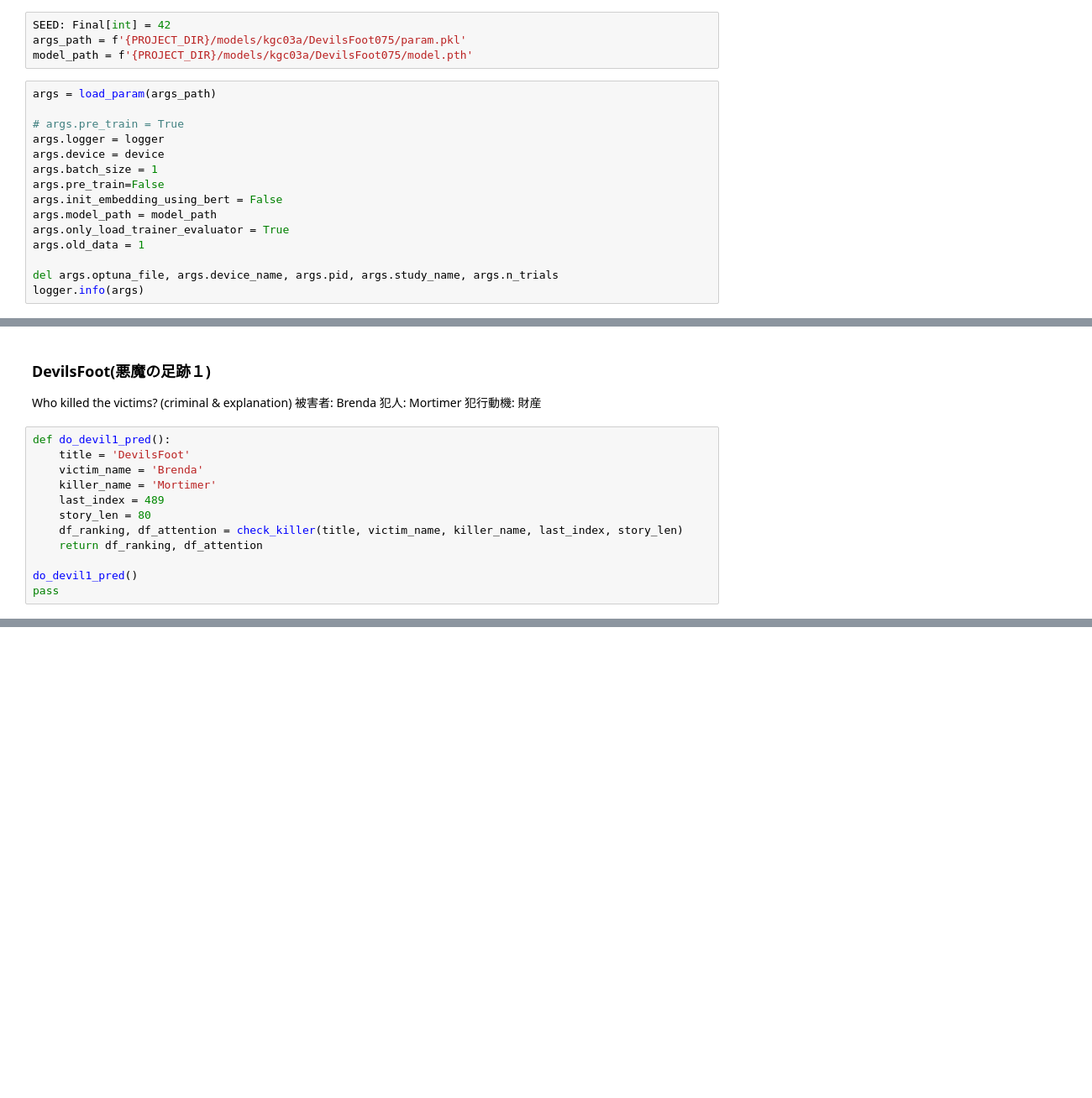
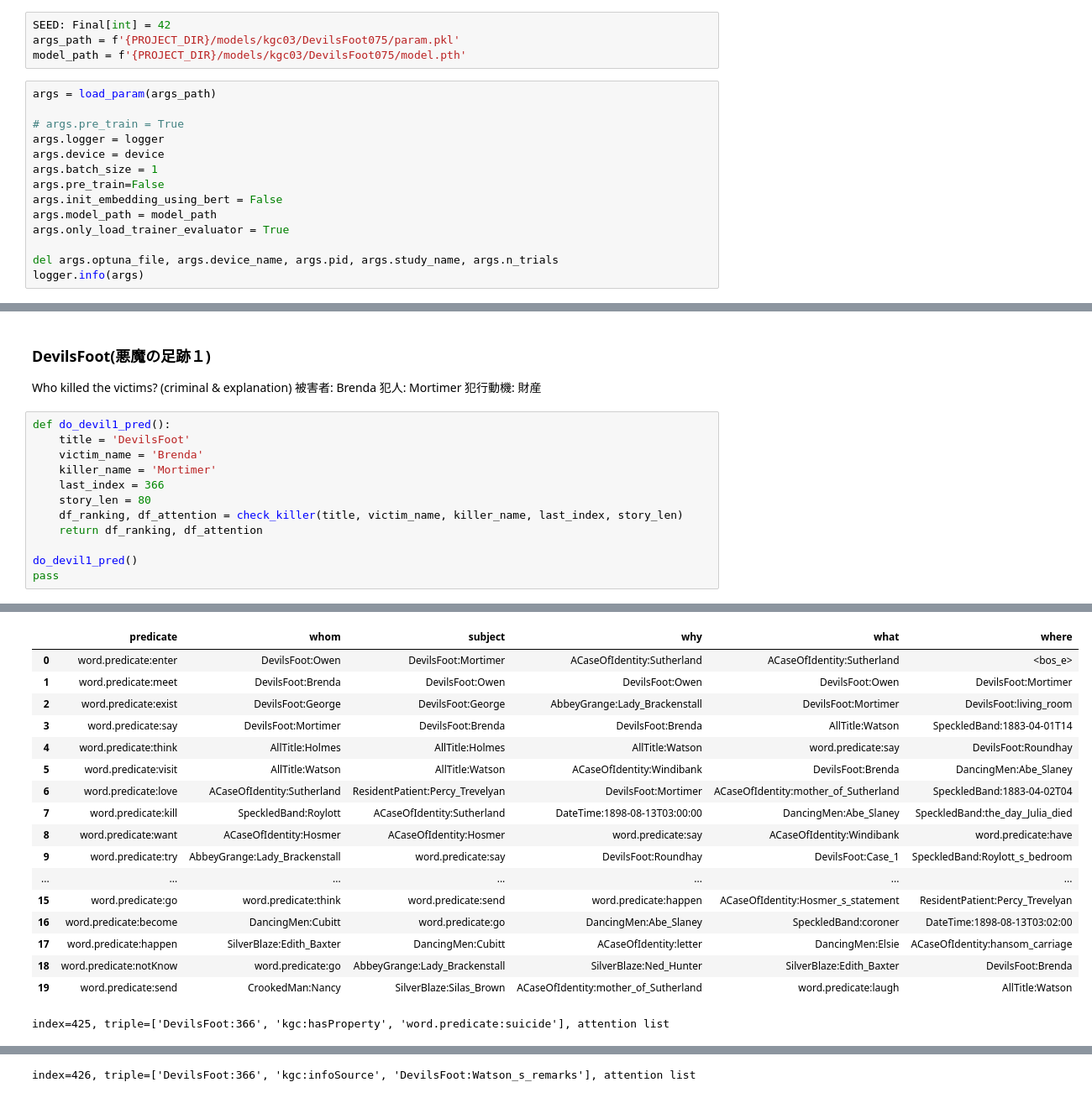
Before and after one commit to RyoyaKaneda-Student/knowledge_graph, a Jupyter notebook: notebooks/kgc03new/DevilsFoot075.ipynb, the cells around one changed output, grey strips where cells are left out. Shown at 84% size. Cells and saved outputs as stored; diff of their text form; blank space fills up the shorter version.

```diff
--- a/notebooks/kgc03new/DevilsFoot075.ipynb
+++ b/notebooks/kgc03new/DevilsFoot075.ipynb
@@ -49,8 +49,8 @@ from utils.torch_ignite import TRAINER, EVALUATOR
 from const.const_values import DATASETS, DATA_HELPER, DATA_LOADERS, TRAIN_RETURNS
 # %%
 SEED: Final[int] = 42
-args_path = f'{PROJECT_DIR}/models/kgc03a/DevilsFoot075/param.pkl'
-model_path = f'{PROJECT_DIR}/models/kgc03a/DevilsFoot075/model.pth'
+args_path = f'{PROJECT_DIR}/models/kgc03/DevilsFoot075/param.pkl'
+model_path = f'{PROJECT_DIR}/models/kgc03/DevilsFoot075/model.pth'
 # %%
 args = load_param(args_path)
 
@@ -62,7 +62,6 @@ args.pre_train=False
 args.init_embedding_using_bert = False
 args.model_path = model_path
 args.only_load_trainer_evaluator = True
-args.old_data = 1
 
 del args.optuna_file, args.device_name, args.pid, args.study_name, args.n_trials
 logger.info(args)
@@ -224,10 +238,11 @@ def do_devil1_pred():
     title = 'DevilsFoot'
     victim_name = 'Brenda'
     killer_name = 'Mortimer'
-    last_index = 489
+    last_index = 366
     story_len = 80
     df_ranking, df_attention = check_killer(title, victim_name, killer_name, last_index, story_len)
     return df_ranking, df_attention
 
 do_devil1_pred()
 pass
+# %% [output]
@@ -233,0 +250,18 @@ pass
+|  | predicate | whom | subject | why | what | where |
+| 0 | word.predicate:enter | DevilsFoot:Owen | DevilsFoot:Mortimer | ACaseOfIdentity:Sutherland | ACaseOfIdentity:Sutherland | <bos_e> |
+| 1 | word.predicate:meet | DevilsFoot:Brenda | DevilsFoot:Owen | DevilsFoot:Owen | DevilsFoot:Owen | DevilsFoot:Mortimer |
+| 2 | word.predicate:exist | DevilsFoot:George | DevilsFoot:George | AbbeyGrange:Lady_Brackenstall | DevilsFoot:Mortimer | DevilsFoot:living_room |
+| 3 | word.predicate:say | DevilsFoot:Mortimer | DevilsFoot:Brenda | DevilsFoot:Brenda | AllTitle:Watson | SpeckledBand:1883-04-01T14 |
+| 4 | word.predicate:think | AllTitle:Holmes | AllTitle:Holmes | AllTitle:Watson | word.predicate:say | DevilsFoot:Roundhay |
+| 5 | word.predicate:visit | AllTitle:Watson | AllTitle:Watson | ACaseOfIdentity:Windibank | DevilsFoot:Brenda | DancingMen:Abe_Slaney |
+| 6 | word.predicate:love | ACaseOfIdentity:Sutherland | ResidentPatient:Percy_Trevelyan | DevilsFoot:Mortimer | ACaseOfIdentity:mother_of_Sutherland | SpeckledBand:1883-04-02T04 |
+| 7 | word.predicate:kill | SpeckledBand:Roylott | ACaseOfIdentity:Sutherland | DateTime:1898-08-13T03:00:00 | DancingMen:Abe_Slaney | SpeckledBand:the_day_Julia_died |
+| 8 | word.predicate:want | ACaseOfIdentity:Hosmer | ACaseOfIdentity:Hosmer | word.predicate:say | ACaseOfIdentity:Windibank | word.predicate:have |
+| 9 | word.predicate:try | AbbeyGrange:Lady_Brackenstall | word.predicate:say | DevilsFoot:Roundhay | DevilsFoot:Case_1 | SpeckledBand:Roylott_s_bedroom |
+| ... | ... | ... | ... | ... | ... | ... |
+| 15 | word.predicate:go | word.predicate:think | word.predicate:send | word.predicate:happen | ACaseOfIdentity:Hosmer_s_statement | ResidentPatient:Percy_Trevelyan |
+| 16 | word.predicate:become | DancingMen:Cubitt | word.predicate:go | DancingMen:Abe_Slaney | SpeckledBand:coroner | DateTime:1898-08-13T03:02:00 |
+| 17 | word.predicate:happen | SilverBlaze:Edith_Baxter | DancingMen:Cubitt | ACaseOfIdentity:letter | DancingMen:Elsie | ACaseOfIdentity:hansom_carriage |
+| 18 | word.predicate:notKnow | word.predicate:go | AbbeyGrange:Lady_Brackenstall | SilverBlaze:Ned_Hunter | SilverBlaze:Edith_Baxter | DevilsFoot:Brenda |
+| 19 | word.predicate:send | CrookedMan:Nancy | SilverBlaze:Silas_Brown | ACaseOfIdentity:mother_of_Sutherland | word.predicate:laugh | AllTitle:Watson |
+index=425, triple=['DevilsFoot:366', 'kgc:hasProperty', 'word.predicate:suicide'], attention list
@@ -233,0 +285 @@ pass
+index=426, triple=['DevilsFoot:366', 'kgc:infoSource', 'DevilsFoot:Watson_s_remarks'], attention list
```
Also changed, not shown: parts of 8 cells of this notebook, 2 other files.
